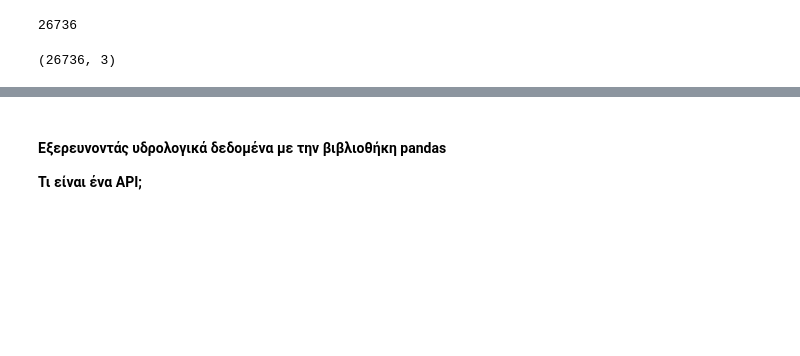
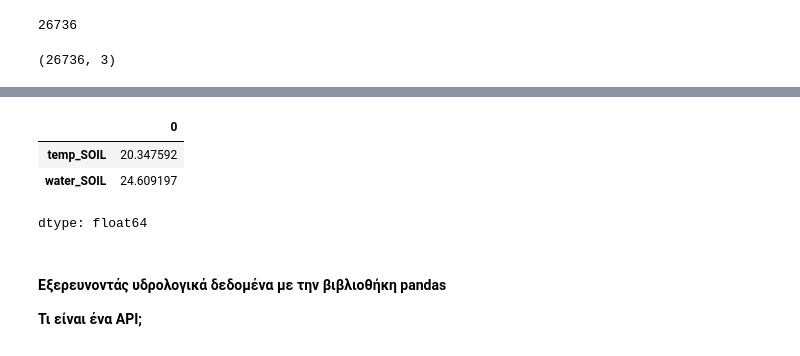
Before and after one commit to efthymios19/MIRC_EcosystemApproach_MountainousRegion, a Jupyter notebook: Notebooks/Εισαγωγή_στην_Python.ipynb, the cells around one changed output, grey strips where cells are left out. Cells and saved outputs as stored; diff of their text form; code cells hidden in the pictures; blank space fills up the shorter version.

```diff
--- a/Notebooks/Εισαγωγή_στην_Python.ipynb
+++ b/Notebooks/Εισαγωγή_στην_Python.ipynb
@@ -494,3 +556,10 @@ df.shape
+# %%
+df[["temp_SOIL", "water_SOIL"]].mean()
+# %% [output]
+|  | 0 |
+| temp_SOIL | 20.347592 |
+| water_SOIL | 24.609197 |
+dtype: float64
 # %% [markdown]
 #### Εξερευνoντάς υδρολογικά δεδομένα με την βιβλιοθήκη pandas
 
```
Also changed, not shown: parts of 15 cells of this notebook.
